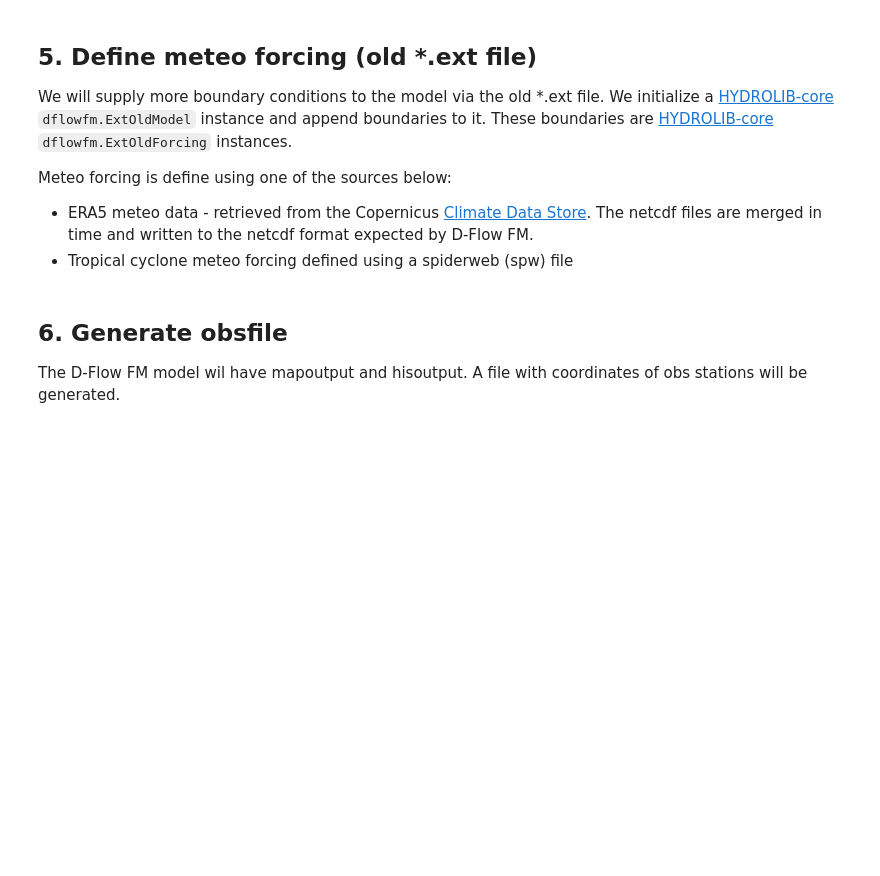
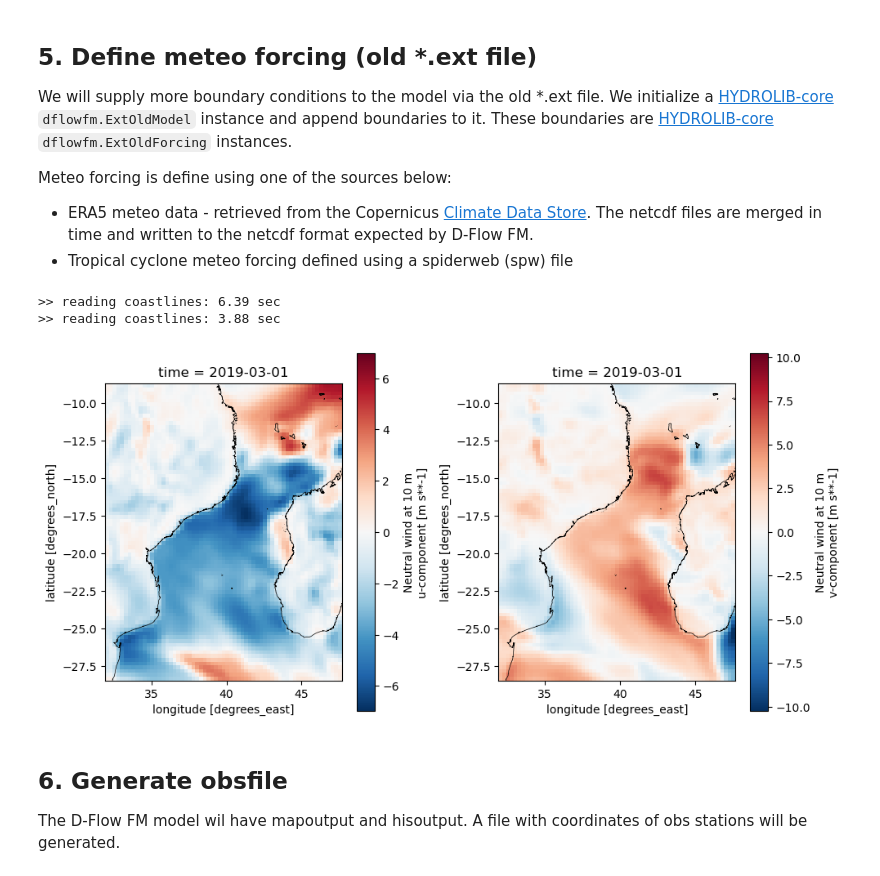
Before and after one commit to HORIZON-COMPASS/compound-flooding-tropical-cyclones, a Jupyter notebook: Delft3DFM/mozambique_model/scripts/modelbuilder_mozambique.ipynb, the cells around one changed output. Saved outputs shown, nothing was run; the diff lists cells and outputs as text; code cells hidden in the pictures; blank space fills up the shorter version.

```diff
--- a/Delft3DFM/mozambique_model/scripts/modelbuilder_mozambique.ipynb
+++ b/Delft3DFM/mozambique_model/scripts/modelbuilder_mozambique.ipynb
@@ -329,19 +329,24 @@ if spw:
 
 ext_old.save(filepath=ext_file_old) # , path_style=path_style)
 # %%
+meteo_type='ERA5'
 if meteo_type=='ERA5':
     # plot converted ERA5 data
     file_era5 = os.path.join(dir_output_bc,'meteo','ERA5','*.nc')
     ds_era5 = xr.open_mfdataset(file_era5)
     ds_era5
 
     # plot
     fig, (ax1,ax2) = plt.subplots(1,2,figsize=(10,5))
     ds_era5.u10n.isel(time=0).plot(ax=ax1)
     dfmt.plot_coastlines(ax=ax1, crs=crs)
     ds_era5.v10n.isel(time=0).plot(ax=ax2)
     dfmt.plot_coastlines(ax=ax2, crs=crs)
     fig.tight_layout()
+# %% [output]
+>> reading coastlines: 6.39 sec
+>> reading coastlines: 3.88 sec
+[figure, added]
 # %% [markdown]
 ## 6. Generate obsfile
 The D-Flow FM model wil have mapoutput and hisoutput. A file with coordinates of obs stations will be generated.
```
Also changed, not shown: parts of 1 cell of this notebook.
